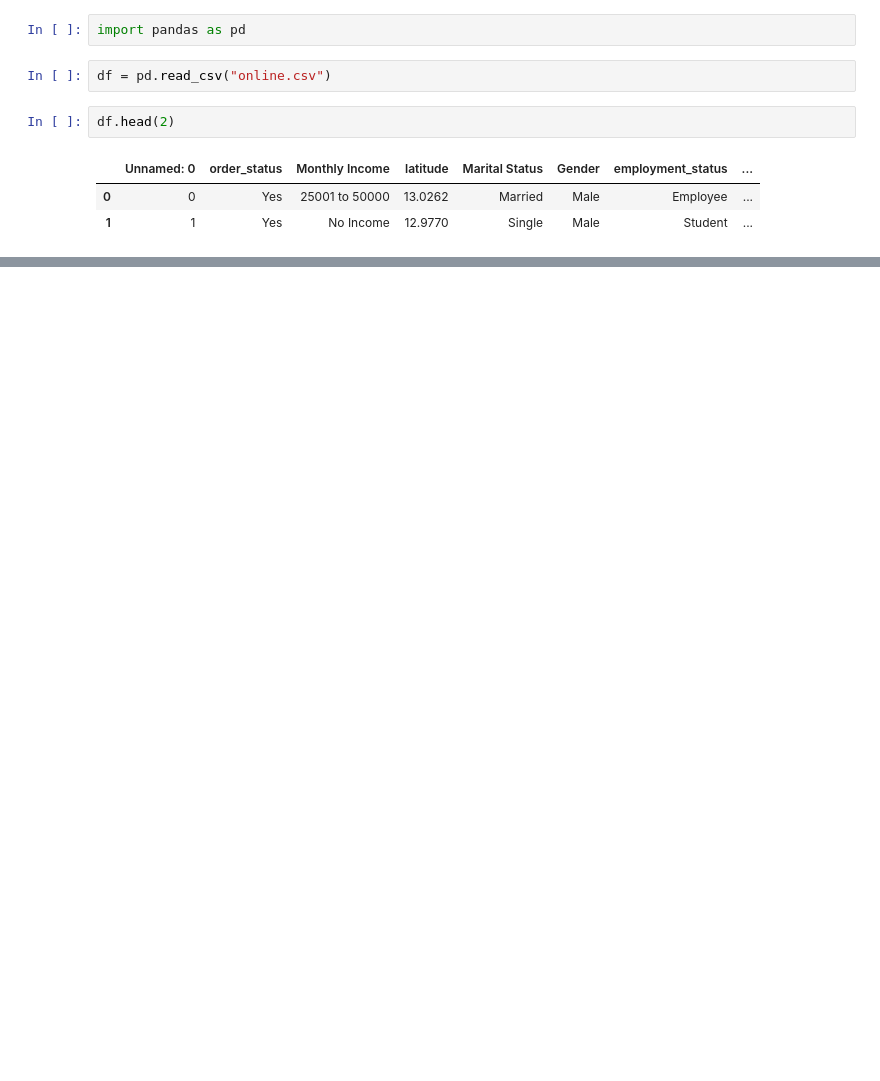
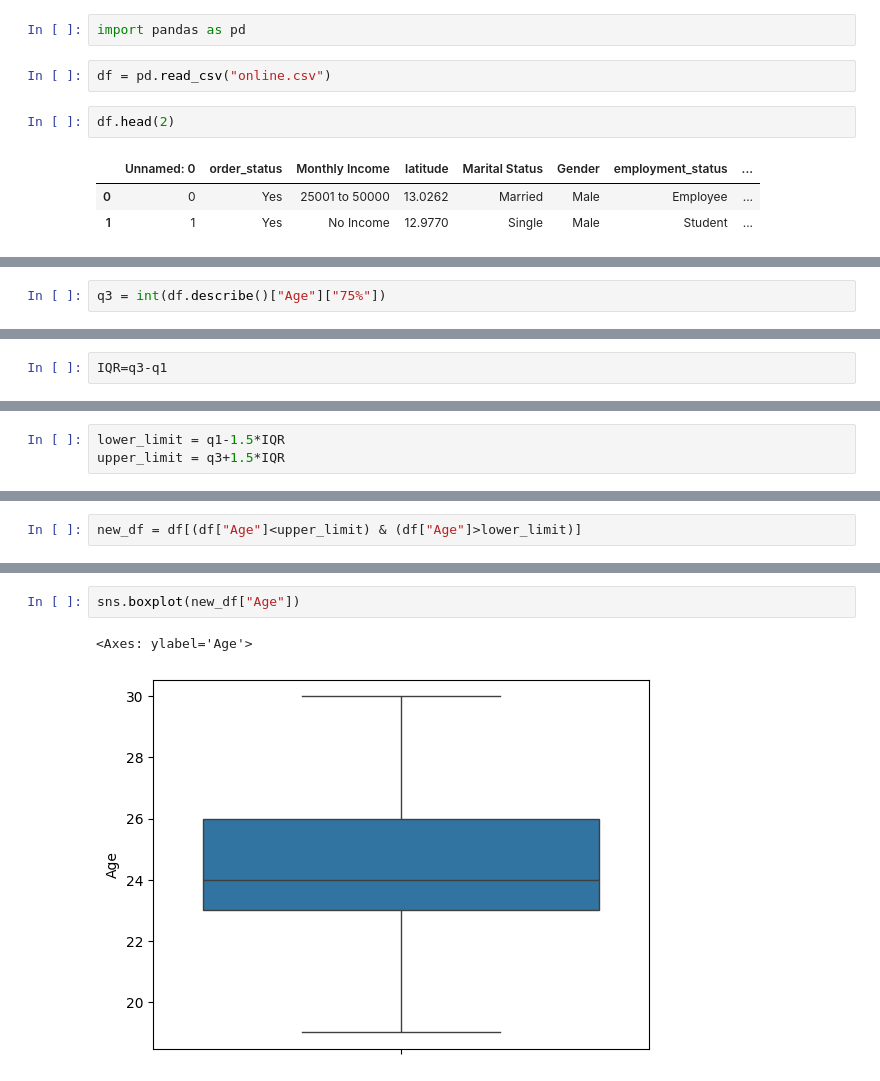
Before and after one commit to Saipranith05/Pranith_repo, a Jupyter notebook: app.ipynb, the cells around one changed output, grey strips where cells are left out. Saved outputs shown, nothing was run; the diff lists cells and outputs as text; blank space fills up the shorter version.

```diff
--- a/app.ipynb
+++ b/app.ipynb
@@ -14,0 +151,2 @@ df["Family size"].fillna(family_mean,in)
+# %%
+q3 = int(df.describe()["Age"]["75%"])
@@ -14,0 +157,2 @@ df["Family size"].fillna(family_mean,in)
+# %%
+IQR=q3-q1
@@ -14,0 +163,3 @@ df["Family size"].fillna(family_mean,in)
+# %%
+lower_limit = q1-1.5*IQR
+upper_limit = q3+1.5*IQR
@@ -14,0 +234,2 @@ df["Family size"].fillna(family_mean,in)
+# %%
+new_df = df[(df["Age"]<upper_limit) & (df["Age"]>lower_limit)]
@@ -14,0 +245,5 @@ df["Family size"].fillna(family_mean,in)
+# %%
+sns.boxplot(new_df["Age"])
+# %% [output]
+<Axes: ylabel='Age'>
+[figure, added]
```
Also changed, not shown: parts of 32 cells of this notebook.
